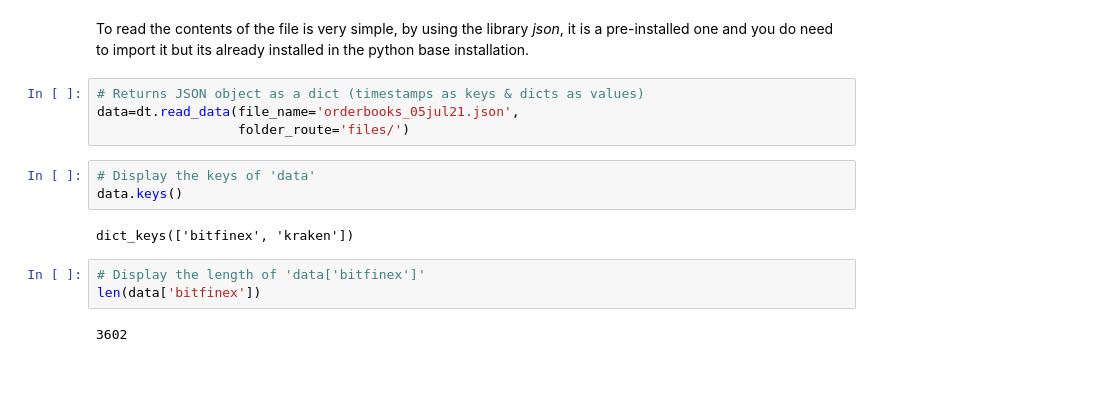
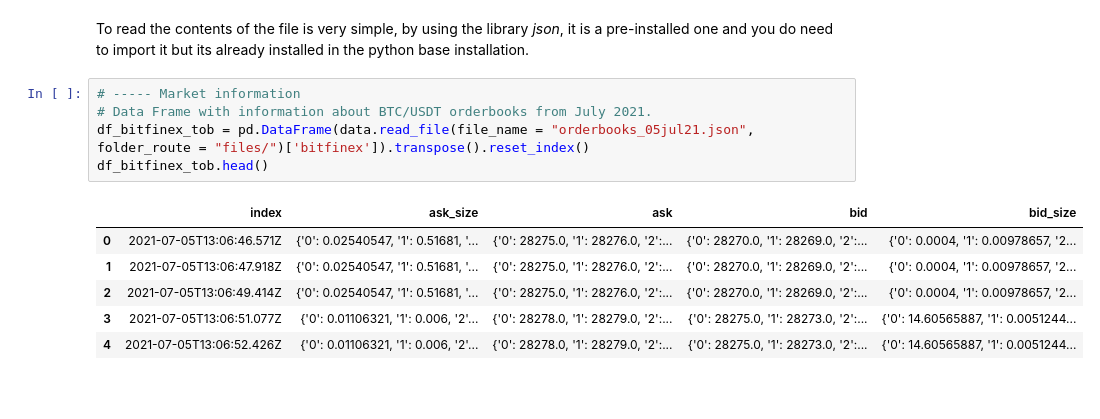
Before and after one commit to waldensanchez/Market-Making-Bot-Sample, a Jupyter notebook: myst-team2-project.ipynb, the cells around one changed output. Saved outputs shown, nothing was run; the diff lists cells and outputs as text.

```diff
--- a/myst-team2-project.ipynb
+++ b/myst-team2-project.ipynb
@@ -85,20 +85,18 @@ Remember also that a Pandas DataFrame is also in its core form a dictionary wher
 ## <font color= #6B6B6B> 3.1 Load and display the data </font>
 # %% [markdown]
 To read the contents of the file is very simple, by using the library _json_, it is a pre-installed one and you do need to import it but its already installed in the python base installation.
-# %%
-# Returns JSON object as a dict (timestamps as keys & dicts as values)
-data=dt.read_data(file_name='orderbooks_05jul21.json',
-                  folder_route='files/')
-# %%
-# Display the keys of 'data'
-data.keys()
-# %% [output]
-dict_keys(['bitfinex', 'kraken'])
-# %%
-# Display the length of 'data['bitfinex']'
-len(data['bitfinex'])
-# %% [output]
-3602
+# %%
+# ----- Market information
+# Data Frame with information about BTC/USDT orderbooks from July 2021.
+df_bitfinex_tob = pd.DataFrame(data.read_file(file_name = "orderbooks_05jul21.json", folder_route = "files/")['bitfinex']).transpose().reset_index()
+df_bitfinex_tob.head()
+# %% [output]
+|  | index | ask_size | ask | bid | bid_size |
+| 0 | 2021-07-05T13:06:46.571Z | {'0': 0.02540547, '1': 0.51681, '... | {'0': 28275.0, '1': 28276.0, '2':... | {'0': 28270.0, '1': 28269.0, '2':... | {'0': 0.0004, '1': 0.00978657, '2... |
+| 1 | 2021-07-05T13:06:47.918Z | {'0': 0.02540547, '1': 0.51681, '... | {'0': 28275.0, '1': 28276.0, '2':... | {'0': 28270.0, '1': 28269.0, '2':... | {'0': 0.0004, '1': 0.00978657, '2... |
+| 2 | 2021-07-05T13:06:49.414Z | {'0': 0.02540547, '1': 0.51681, '... | {'0': 28275.0, '1': 28276.0, '2':... | {'0': 28270.0, '1': 28269.0, '2':... | {'0': 0.0004, '1': 0.00978657, '2... |
+| 3 | 2021-07-05T13:06:51.077Z | {'0': 0.01106321, '1': 0.006, '2'... | {'0': 28278.0, '1': 28279.0, '2':... | {'0': 28275.0, '1': 28273.0, '2':... | {'0': 14.60565887, '1': 0.0051244... |
+| 4 | 2021-07-05T13:06:52.426Z | {'0': 0.01106321, '1': 0.006, '2'... | {'0': 28278.0, '1': 28279.0, '2':... | {'0': 28275.0, '1': 28273.0, '2':... | {'0': 14.60565887, '1': 0.0051244... |
 # %% [markdown]
 <br>
 # %% [markdown]
```
Also changed, not shown: parts of 16 cells of this notebook, 5 other files.
